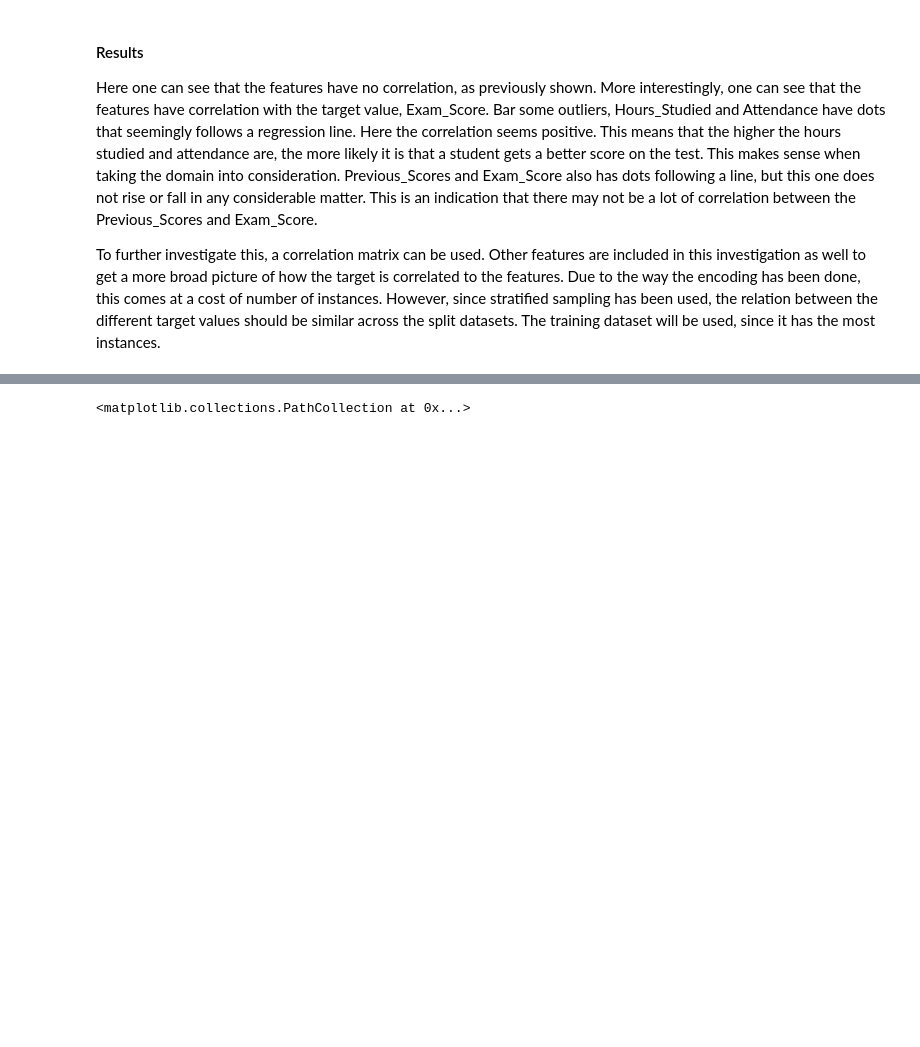
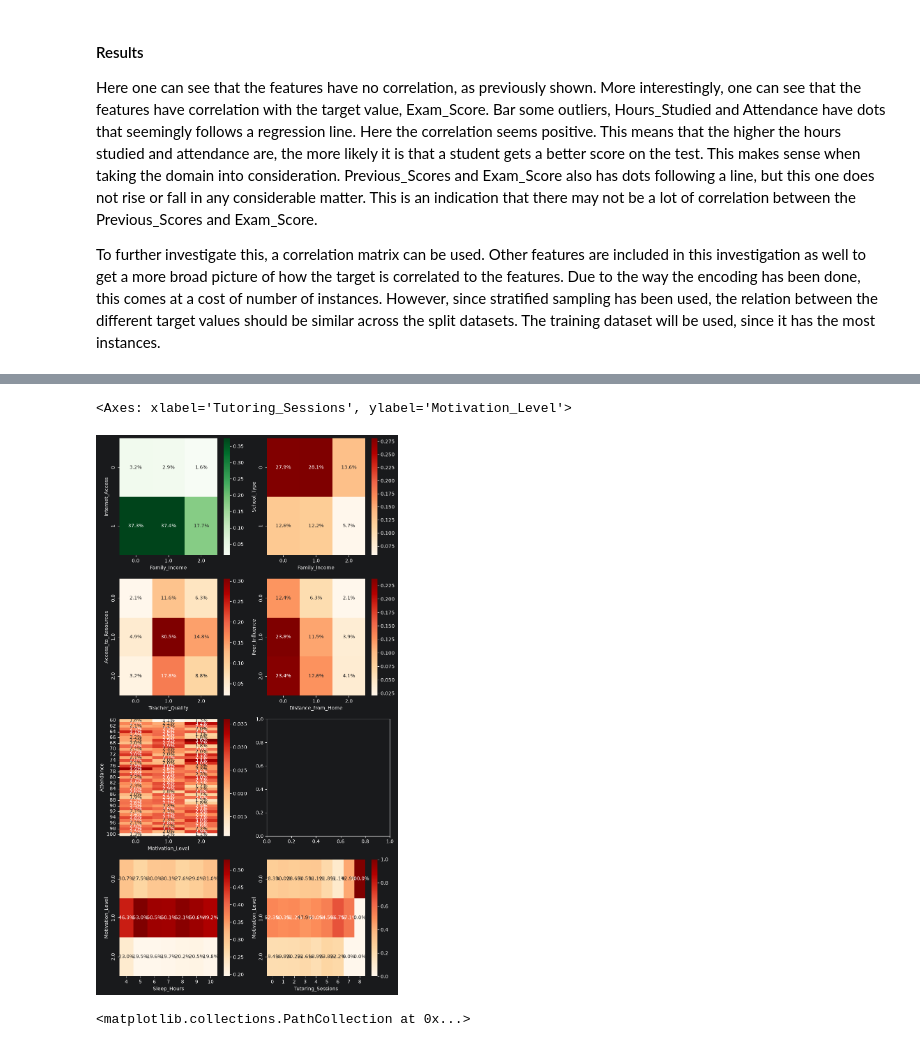
Before and after one commit to Wilbnil/Prakmas-2026, a Jupyter notebook: Oblig 1/Training and Evaluating Baseline Models.ipynb, the cells around one changed output, grey strips where cells are left out. Cells and saved outputs as stored; diff of their text form; code cells hidden in the pictures; blank space fills up the shorter version.

```diff
--- a/Oblig 1/Training and Evaluating Baseline Models.ipynb
+++ b/Oblig 1/Training and Evaluating Baseline Models.ipynb
@@ -452,3 +468,41 @@ To better showcase the relationship between discrete features, crosstables can b
+# %%
+# Crosstables.
+fig, ax = plt.subplots(4, 2, figsize=(10,20))
+
+# Create the crosstable objects
+xtable1 = pd.crosstab(analysis_dataset['Internet_Access'],
+                      analysis_dataset['Family_Income'], normalize=True)
+xtable2 = pd.crosstab(analysis_dataset['School_Type'],
+                      analysis_dataset['Family_Income'], normalize=True)
+xtable3 = pd.crosstab(analysis_dataset['Access_to_Resources'],
+                      analysis_dataset['Teacher_Quality'], normalize=True)
+xtable4 = pd.crosstab(analysis_dataset['Peer_Influence'],
+                      analysis_dataset['Distance_from_Home'], normalize=True)
+
+
+xtable5 = pd.crosstab(analysis_dataset['Attendance'],
+                      analysis_dataset['Motivation_Level'], normalize="columns")
+# xtable6 = pd.crosstab(analysis_dataset_wtargets['Motivation_Level'],
+#                      analysis_dataset_wtargets['wait for exam grade'], normalize=True)
+xtable7 = pd.crosstab(analysis_dataset['Motivation_Level'],
+                      analysis_dataset['Sleep_Hours'], normalize="columns")
+xtable8 = pd.crosstab(analysis_dataset['Motivation_Level'],
+                      analysis_dataset['Tutoring_Sessions'], normalize="columns")
+
+
+# Show the crosstables as heatmaps.
+sns.heatmap(xtable1, cmap='Greens', annot=True, fmt='.1%', ax=ax[0, 0])
+sns.heatmap(xtable2, cmap='OrRd', annot=True, fmt='.1%', ax=ax[0, 1])
+sns.heatmap(xtable3, cmap='OrRd', annot=True, fmt='.1%', ax=ax[1, 0])
+sns.heatmap(xtable4, cmap='OrRd', annot=True, fmt='.1%', ax=ax[1, 1])
+
+sns.heatmap(xtable5, cmap='OrRd', annot=True, fmt='.1%', ax=ax[2, 0])
+# sns.heatmap(xtable6, cmap='OrRd', annot=True, fmt='.1%', ax=ax[2, 1])
+sns.heatmap(xtable7, cmap='OrRd', annot=True, fmt='.1%', ax=ax[3, 0])
+sns.heatmap(xtable8, cmap='OrRd', annot=True, fmt='.1%', ax=ax[3, 1])
+# %% [output]
+<Axes: xlabel='Tutoring_Sessions', ylabel='Motivation_Level'>
+[figure, added]
 # %%
 # Scatterplot test
 plt.scatter(analysis_dataset['School_Type'], analysis_dataset['Family_Income'])
```
Also changed, not shown: parts of 3 cells of this notebook.
